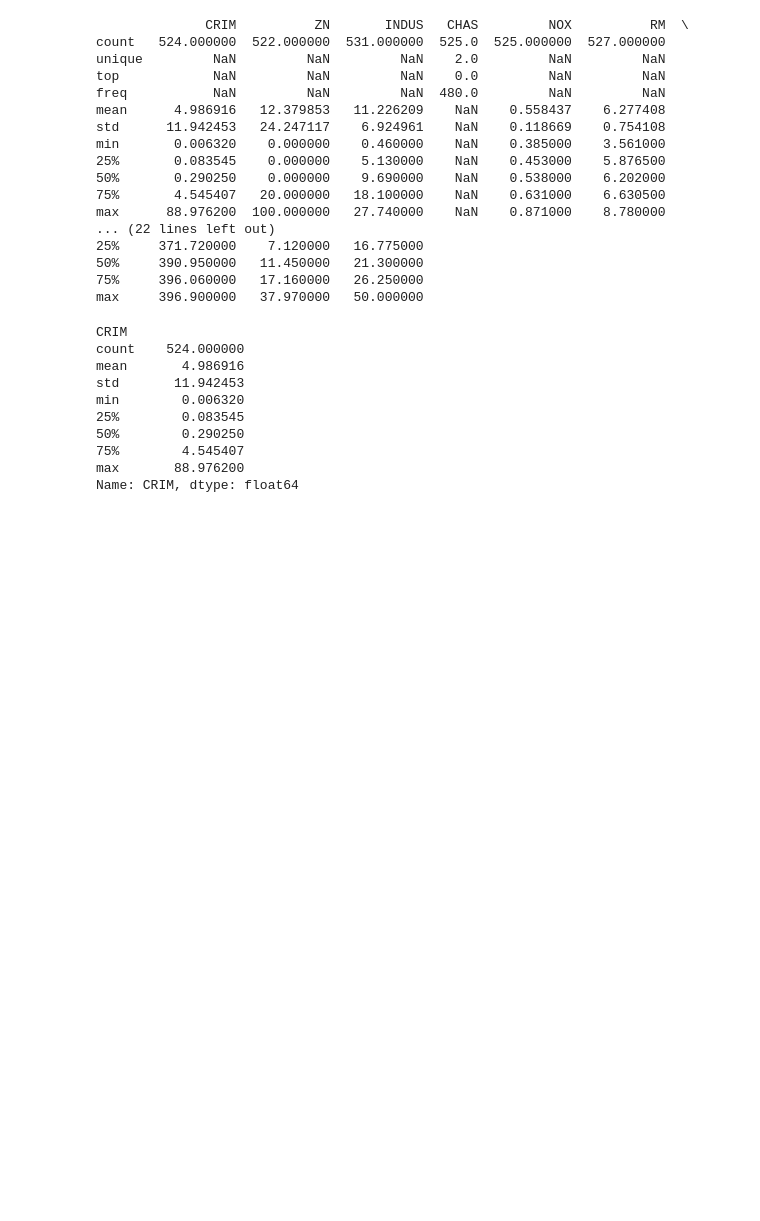
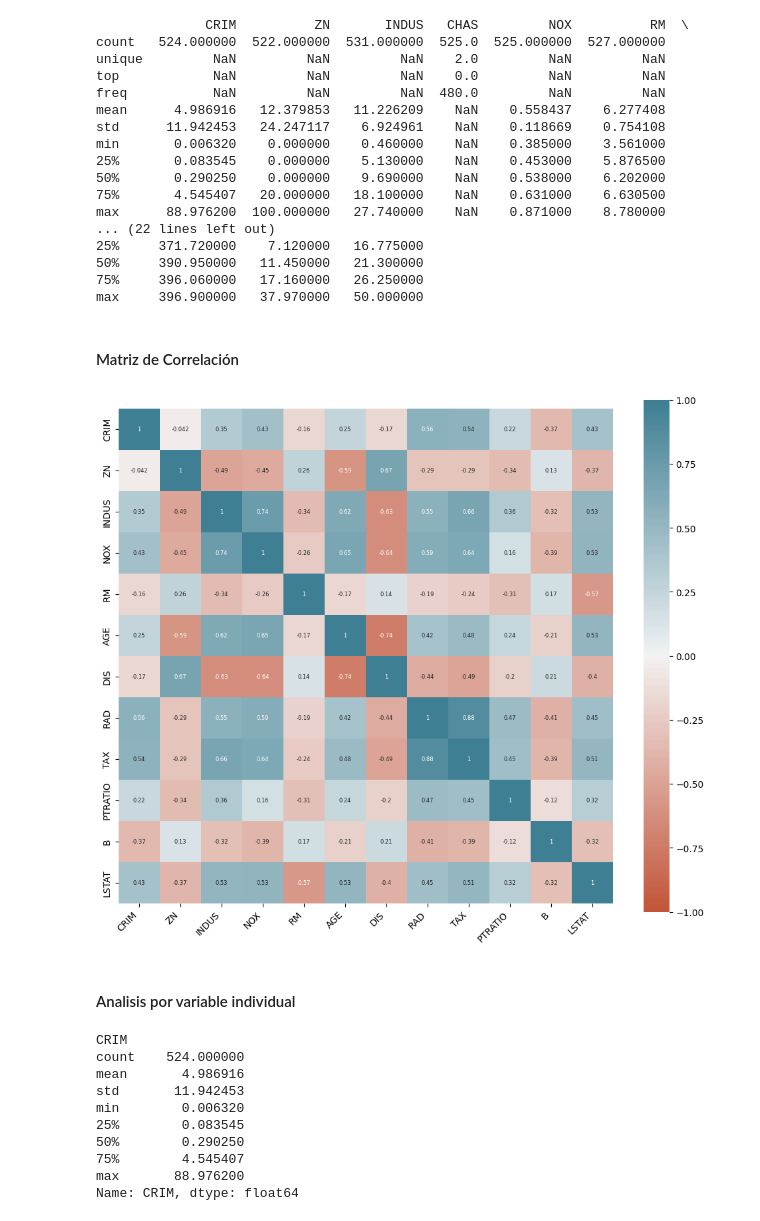
Before and after one commit to therokitoki/AA1-TUIA-Alsop-Hachen, a Jupyter notebook: tp.ipynb, the cells around one changed output. Cells and saved outputs as stored; diff of their text form; code cells hidden in the pictures; blank space fills up the shorter version.

```diff
--- a/tp.ipynb
+++ b/tp.ipynb
@@ -207,6 +382,34 @@ max      88.976200  100.000000   27.740000    NaN    0.871000    8.780000
 50%     390.950000   11.450000   21.300000
 75%     396.060000   17.160000   26.250000
 max     396.900000   37.970000   50.000000
+# %% [markdown]
+#### Matriz de Correlación
+# %%
+x_train_corr=pd.DataFrame(x_train,columns=df.drop(columns=['MEDV','CHAS']).columns)
+#X_test=pd.DataFrame(X_test,columns=df.drop(columns='MEDV').columns)
+#y_train = pd.DataFrame(y_train,columns=['MEDV'])
+#data_train=pd.concat([x_train,y_train],axis=1)
+x_train_corr
+plt.figure(figsize=(12,10))
+corr = x_train_corr.corr()
+ax = sns.heatmap(
+    corr,
+    vmin=-1, vmax=1, center=0,
+    cmap=sns.diverging_palette(20, 220, n=200),
+    square=True,
+    annot = True,
+    annot_kws = {'size': 6}
+)
+ax.set_xticklabels(
+    ax.get_xticklabels(),
+    rotation=45,
+    horizontalalignment='right'
+)
+plt.show()
+# %% [output]
+[figure, added]
+# %% [markdown]
+#### Analisis por variable individual
 # %%
 for columna in df:
   if not columna == 'CHAS':
```
Also changed, not shown: parts of 70 cells of this notebook.
